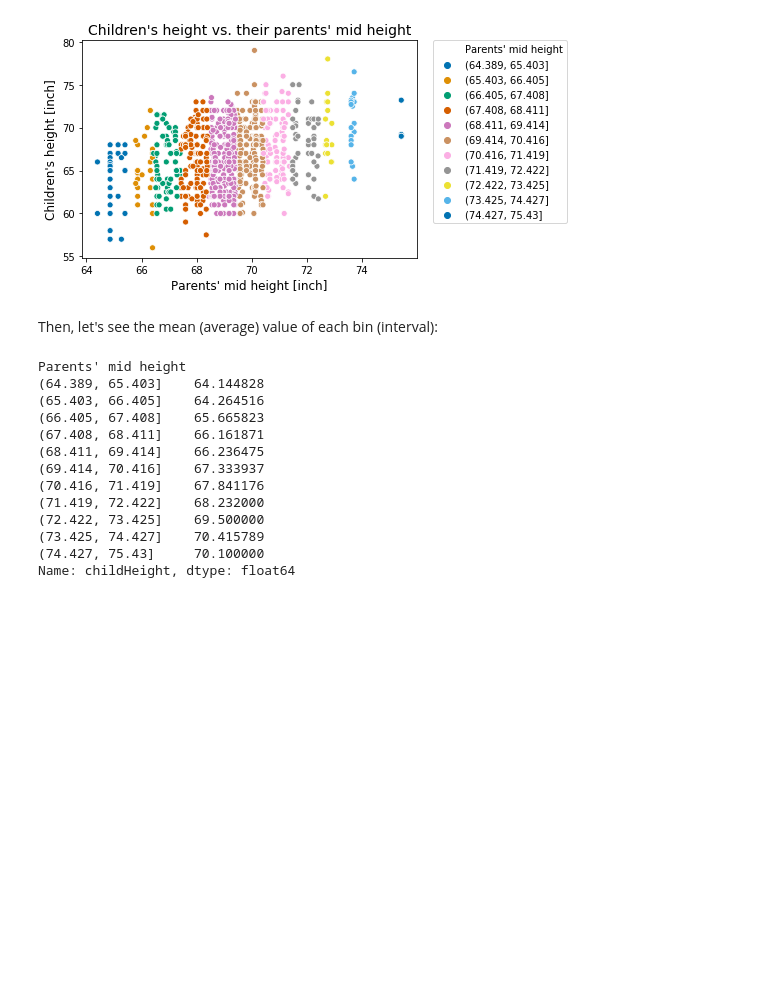
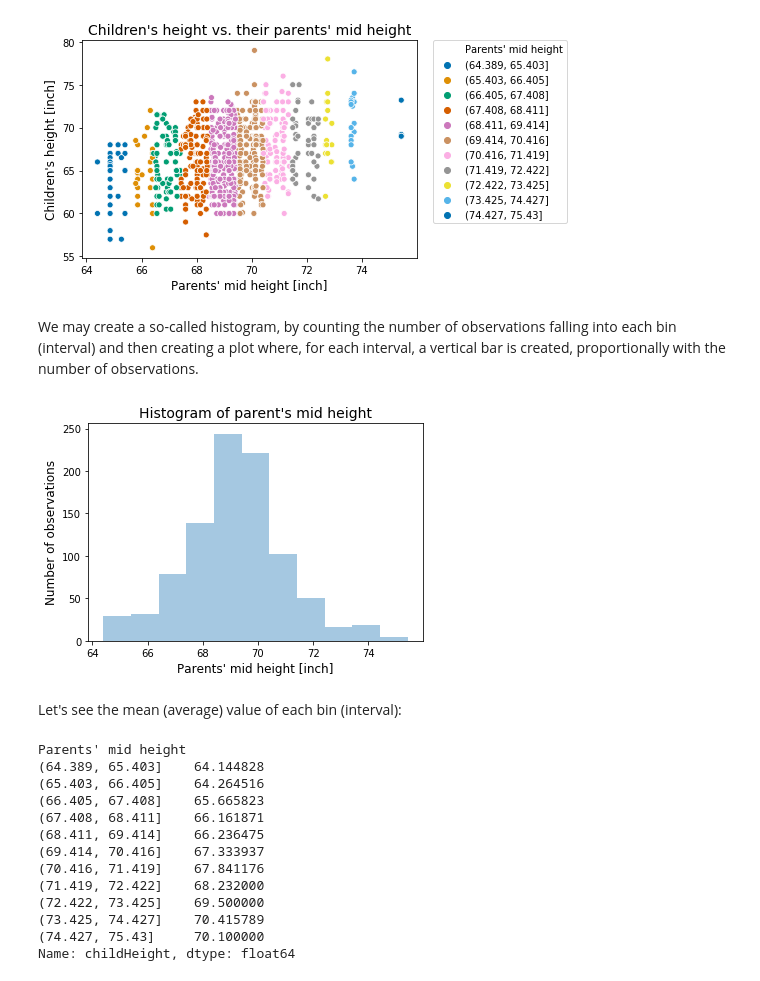
Before and after one commit to Gaushoki/Advanced-Machine-Learning, a Jupyter notebook: Vol1-LabExercises/Chapter2/Ch2-Ex1-IsHeightHereditary.ipynb, the cells around one changed output. Saved outputs shown, nothing was run; the diff lists cells and outputs as text; code cells hidden in the pictures; blank space fills up the shorter version.

Commit message:
Update Ch2-Ex1-IsHeightHereditary.ipynb
histogram added

```diff
--- a/Vol1-LabExercises/Chapter2/Ch2-Ex1-IsHeightHereditary.ipynb
+++ b/Vol1-LabExercises/Chapter2/Ch2-Ex1-IsHeightHereditary.ipynb
@@ -110,8 +110,18 @@ plt.legend(bbox_to_anchor=(1.05, 1), loc=2, borderaxespad=0.)
 plt.show()
 # %% [output]
 [figure]
+# %% [markdown]
+We may create a so-called histogram, by counting the number of observations falling into each bin (interval) and then creating a plot where, for each interval, a vertical bar is created, proportionally with the number of observations.
+# %%
+sns.distplot(data['midparentHeight'], bins=11,kde=False, rug=False)
+plt.title("Histogram of parent's mid height",fontsize=14)
+plt.xlabel("Parents' mid height [inch]",size=12)
+plt.ylabel("Number of observations",fontsize=12)
+plt.show()
+# %% [output]
+[figure, added]
 # %% [markdown]
-Then, let's see the mean (average) value of each bin (interval):
+Let's see the mean (average) value of each bin (interval):
 # %%
 data.groupby("Parents' mid height")['childHeight'].mean()
 # %% [output]
```
Also changed, not shown: parts of 5 cells of this notebook.
